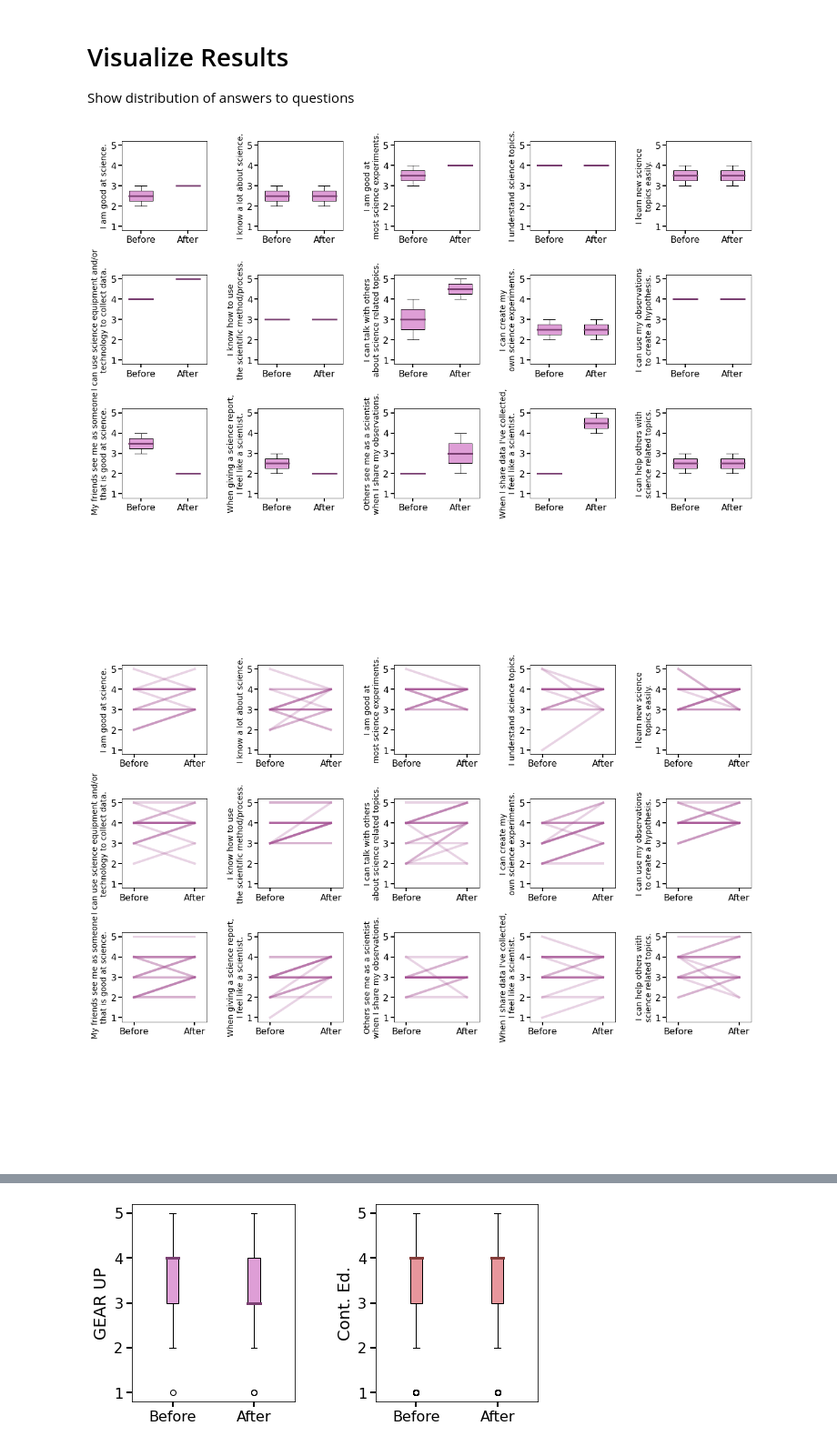
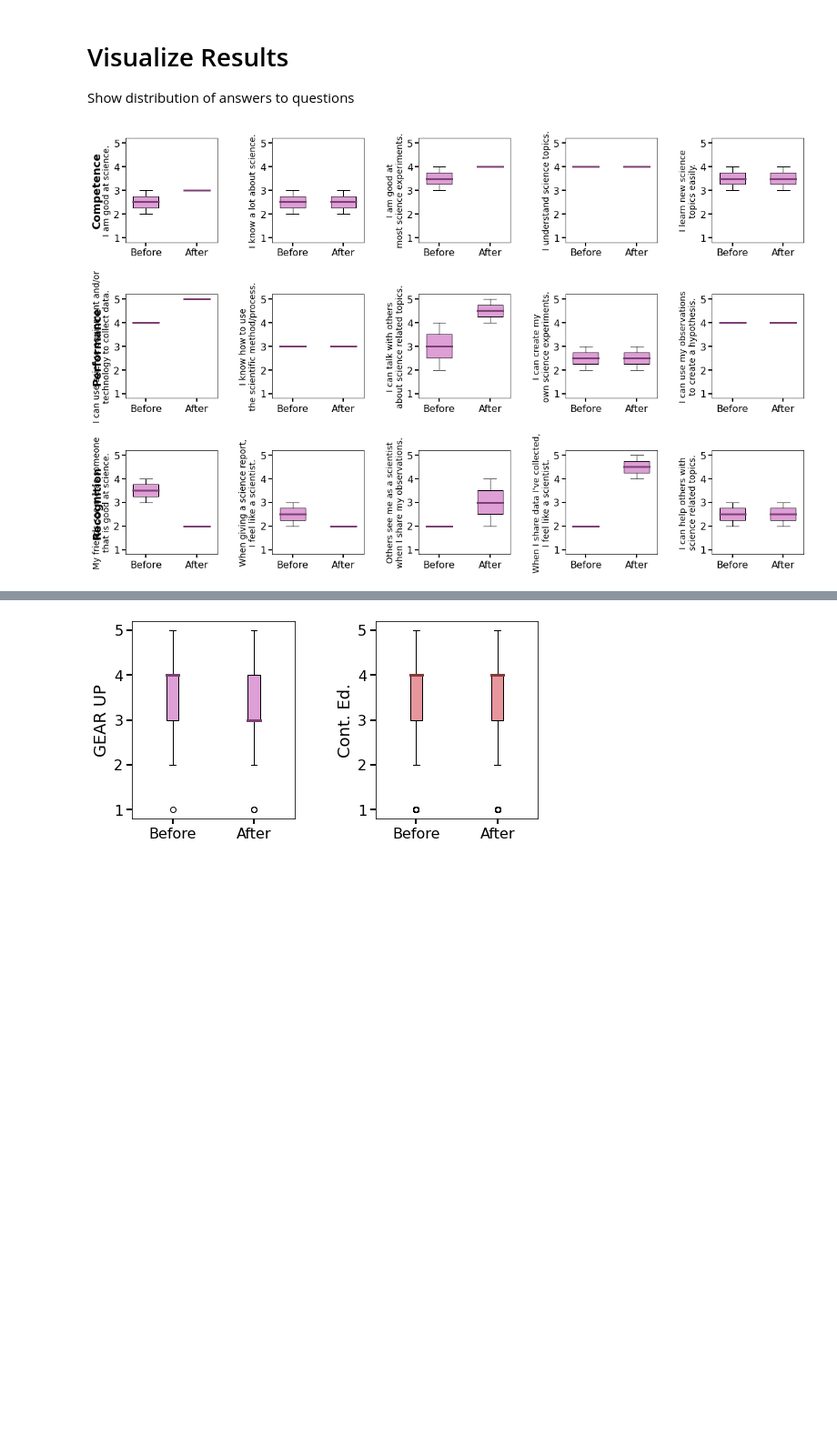
Before and after one commit to stetef/Nanocamp, a Jupyter notebook: Analysis.ipynb, the cells around one changed output, grey strips where cells are left out. Shown at 91% size. Cells and saved outputs as stored; diff of their text form; code cells hidden in the pictures; blank space fills up the shorter version.

```diff
--- a/Analysis.ipynb
+++ b/Analysis.ipynb
@@ -65,10 +65,11 @@ def filter_out_nans(data_dict, i):
 def plot_by_question(data_dict, mode='line', camp='gear_up'):
     categories = ['Competence', 'Performance', 'Recognition']
     ncols = 5
-    if n_students % ncols == 0:
-        nrows = n_students // ncols
+    N = len(data_dict)
+    if N % ncols == 0:
+        nrows = N // ncols
     else:
-        nrows = n_students // ncols + 1
+        nrows = N // ncols + 1
     fig, axes = plt.subplots(figsize=(ncols * 4, 4.2 * nrows), ncols=ncols, nrows=nrows)
     plt.subplots_adjust(wspace=0.6, hspace=0.5)
 
@@ -108,17 +109,18 @@ def plot_by_question(data_dict, mode='line', camp='gear_up'):
             axes[row, colm].set_xticklabels(['Before', 'After'])
             axes[row, colm].set_ylim(0.8, 5.2)
             axes[row, colm].tick_params(width=2, length=6, labelsize=16)
+            axes[row, colm].set_ylabel(question, fontsize=14)
             if colm == 0:
-                ylab = categories[row] + '\n' + question
-                axes[row, colm].set_ylabel(ylab, fontsize=14)
-            else:
-                axes[row, colm].set_ylabel(question, fontsize=14)
+                 axes[row, colm].text(-0.35, 0.5, categories[row], transform=axes[row, colm].transAxes,
+                                      fontweight='bold', fontsize=20, va='center', ha='right',
+                                      rotation=90)
+
 
     plt.savefig(f'Figures/before_vs_after_{mode}_{camp}.png', dpi=400, bbox_inches='tight')
 # %%
 for k, camp in enumerate(['gearup', 'conted']):
     plot_by_question(DATA[k], mode='boxplot', camp=camp)
-    plot_by_question(DATA[k], mode='line', camp=camp)
+    #plot_by_question(DATA[k], mode='line', camp=camp)
+    break
 # %% [output]
-[figure, old version]
+[figure, new version]
-[figure, removed]
```
Also changed, not shown: parts of 1 cell of this notebook, 4 other files.
